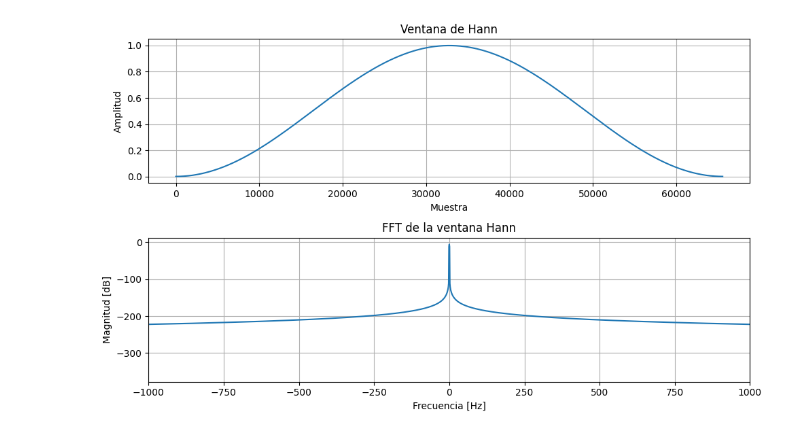
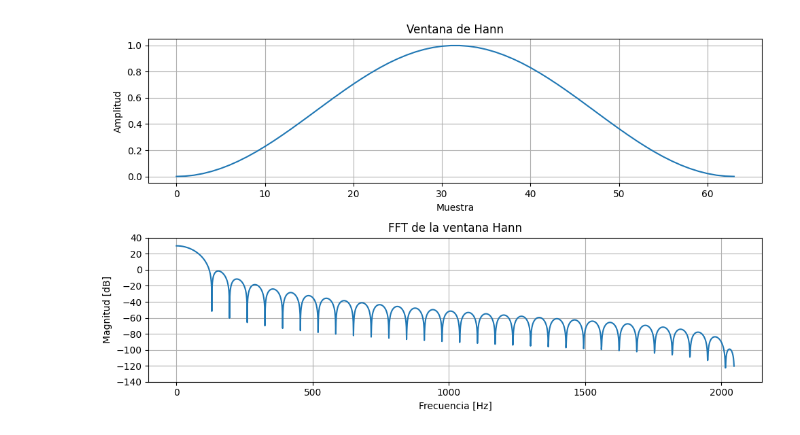
Before and after one commit to agustin-d-martinez/Procesamiento-Digital-de-Se-ales---2026, a Jupyter notebook: test.ipynb, the cells around one changed output. Drawn from its saved outputs; the diff is of its cells as text; code cells hidden in the pictures.

```diff
--- a/test.ipynb
+++ b/test.ipynb
@@ -159,15 +159,16 @@ SNR: [9.93356957] dB
 # %%
 import scipy.signal as signal
+import numpy as np
+import matplotlib.pyplot as plt
 
-N = 65536
+N = 64
 fs = N
 delta_f = fs/N
 
 ##### Aplicacion de ventana
 window = signal.windows.hann(N)
 
-fft_window = np.fft.fft(window, n=N)/N
-fft_window = np.fft.fftshift(fft_window)
+fft_window = np.fft.fft(window, n=4096)
 
 fft_window_db = 20*np.log10(np.abs(fft_window))
 ##### Eje frecuencia
@@ -178,34 +179,34 @@ ff = np.arange(-N//2, N//2) * delta_f
 ##################################################
 
 plt.figure(figsize=(10,6))
 
 plt.subplot(2,1,1)
 
 plt.plot(window)
 
 plt.title("Ventana de Hann")
 plt.xlabel("Muestra")
 plt.ylabel("Amplitud")
 
 plt.grid()
 
 ##################################################
 
 plt.subplot(2,1,2)
 
-plt.plot(ff, fft_window_db)
+plt.plot(fft_window_db[:len(fft_window_db)//2])
 
-plt.xlim(-1000, 1000)
+#plt.xlim(-1000, 1000)
 #plt.ylim(-120, 5)
 #plt.ylim(0,0.03)
 plt.xlabel("Frecuencia [Hz]")
 plt.ylabel("Magnitud [dB]")
-
+plt.yticks(np.arange(-140, 60, 20))
 plt.title("FFT de la ventana Hann")
 
 plt.grid()
 
 plt.tight_layout()
 plt.show()
 # %% [output]
-[figure, old version]
+[figure, new version]
```
Also changed, not shown: parts of 2 cells of this notebook, 1 other file.
